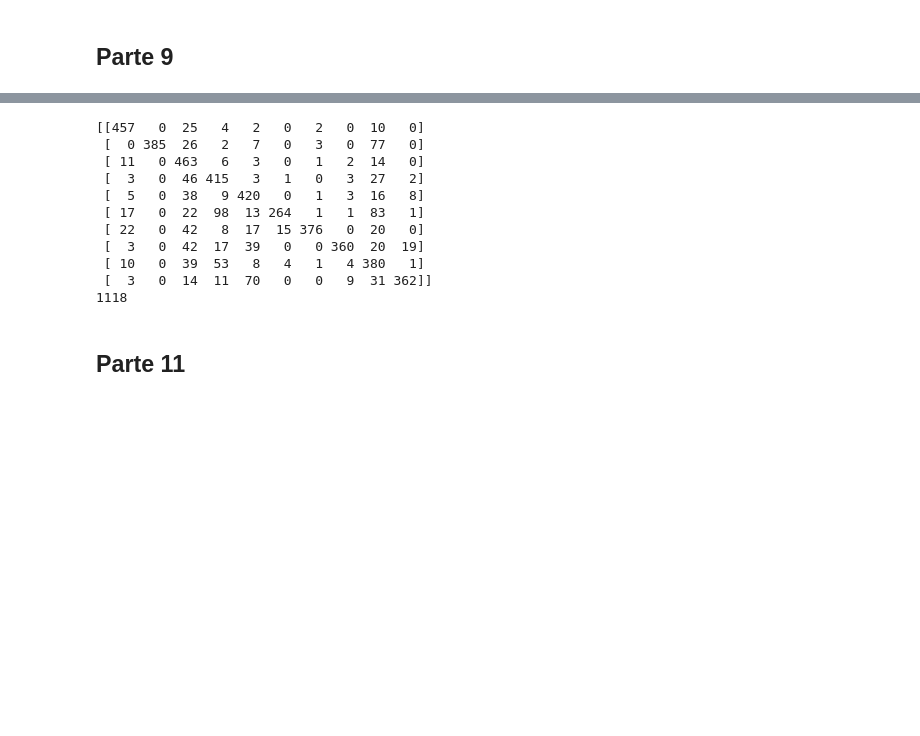
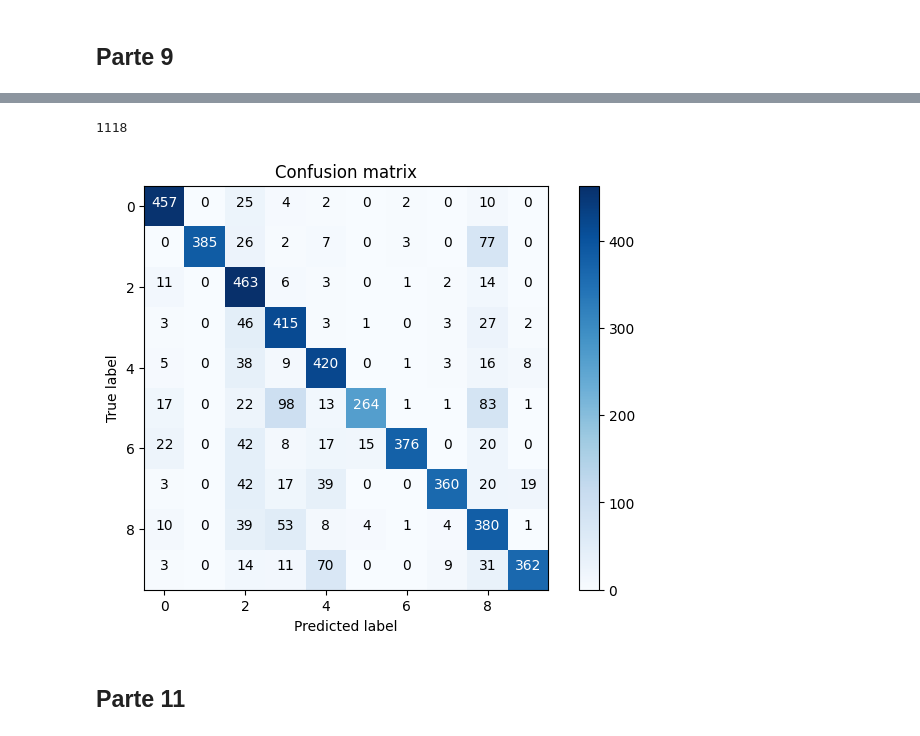
Before and after one commit to EduardoRMarks/ISEL_AA, a Jupyter notebook: labs_aulas/Lab2/lab2_vid.ipynb, the cells around one changed output, grey strips where cells are left out. Cells and saved outputs as stored; diff of their text form; code cells hidden in the pictures; blank space fills up the shorter version.

```diff
--- a/labs_aulas/Lab2/lab2_vid.ipynb
+++ b/labs_aulas/Lab2/lab2_vid.ipynb
@@ -434,42 +409,33 @@ print(np.sum(y1!=y1e))
 # %%
 Xtmp = X2-m0[:,np.newaxis]
 D0 = np.sqrt(np.sum(Xtmp*np.dot(S0i, Xtmp), axis=0))
 Xtmp = X2-m1[:,np.newaxis]
 D1 = np.sqrt(np.sum(Xtmp*np.dot(S1i, Xtmp), axis=0))
 Xtmp = X2-m2[:,np.newaxis]
 D2 = np.sqrt(np.sum(Xtmp*np.dot(S2i, Xtmp), axis=0))
 Xtmp = X2-m3[:,np.newaxis]
 D3 = np.sqrt(np.sum(Xtmp*np.dot(S3i, Xtmp), axis=0))
 Xtmp = X2-m4[:,np.newaxis]
 D4 = np.sqrt(np.sum(Xtmp*np.dot(S4i, Xtmp), axis=0))
 Xtmp = X2-m5[:,np.newaxis]
 D5 = np.sqrt(np.sum(Xtmp*np.dot(S5i, Xtmp), axis=0))
 Xtmp = X2-m6[:,np.newaxis]
 D6 = np.sqrt(np.sum(Xtmp*np.dot(S6i, Xtmp), axis=0))
 Xtmp = X2-m7[:,np.newaxis]
 D7 = np.sqrt(np.sum(Xtmp*np.dot(S7i, Xtmp), axis=0))
 Xtmp = X2-m8[:,np.newaxis]
 D8 = np.sqrt(np.sum(Xtmp*np.dot(S8i, Xtmp), axis=0))
 Xtmp = X2-m9[:,np.newaxis]
 D9 = np.sqrt(np.sum(Xtmp*np.dot(S9i, Xtmp), axis=0))
 
 D = np.stack((D0,D1,D2,D3,D4,D5,D6,D7,D8,D9))
 y2e = np.argmin(D, axis=0)
 MC = confusion_matrix(y2, y2e)
-print(MC)
+plot_confusion_matrix(MC)
 print(np.sum(y2!=y2e))
 # %% [output]
-[[457   0  25   4   2   0   2   0  10   0]
- [  0 385  26   2   7   0   3   0  77   0]
- [ 11   0 463   6   3   0   1   2  14   0]
- [  3   0  46 415   3   1   0   3  27   2]
- [  5   0  38   9 420   0   1   3  16   8]
- [ 17   0  22  98  13 264   1   1  83   1]
- [ 22   0  42   8  17  15 376   0  20   0]
- [  3   0  42  17  39   0   0 360  20  19]
- [ 10   0  39  53   8   4   1   4 380   1]
- [  3   0  14  11  70   0   0   9  31 362]]
 1118
+[figure, added]
 # %% [markdown]
 ## Parte 11
 # %%
```
Also changed, not shown: parts of 10 cells of this notebook, 5 other files.
